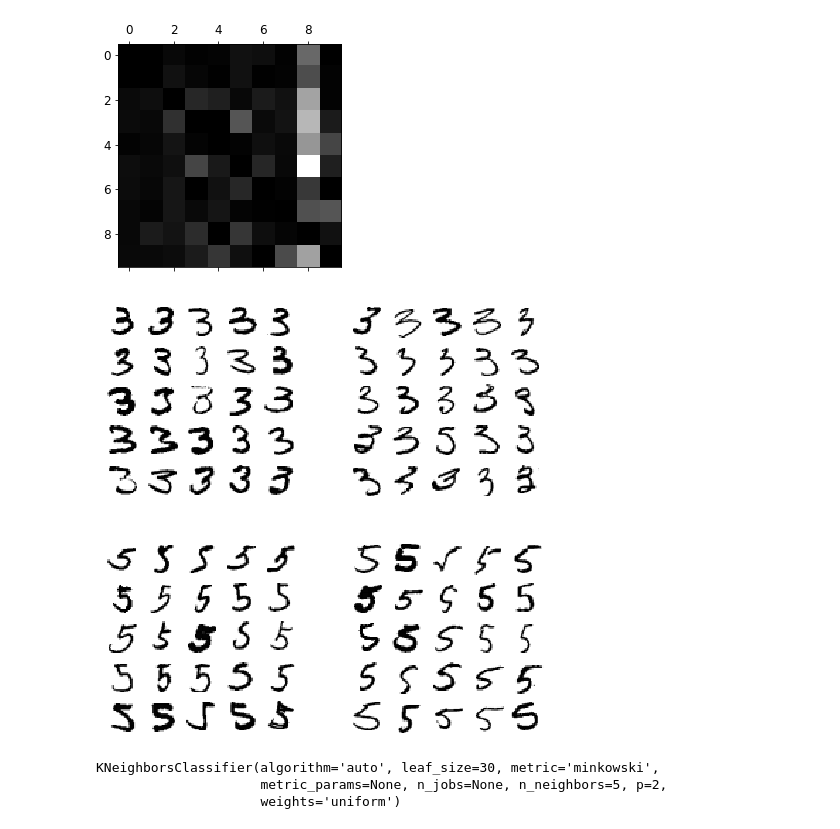
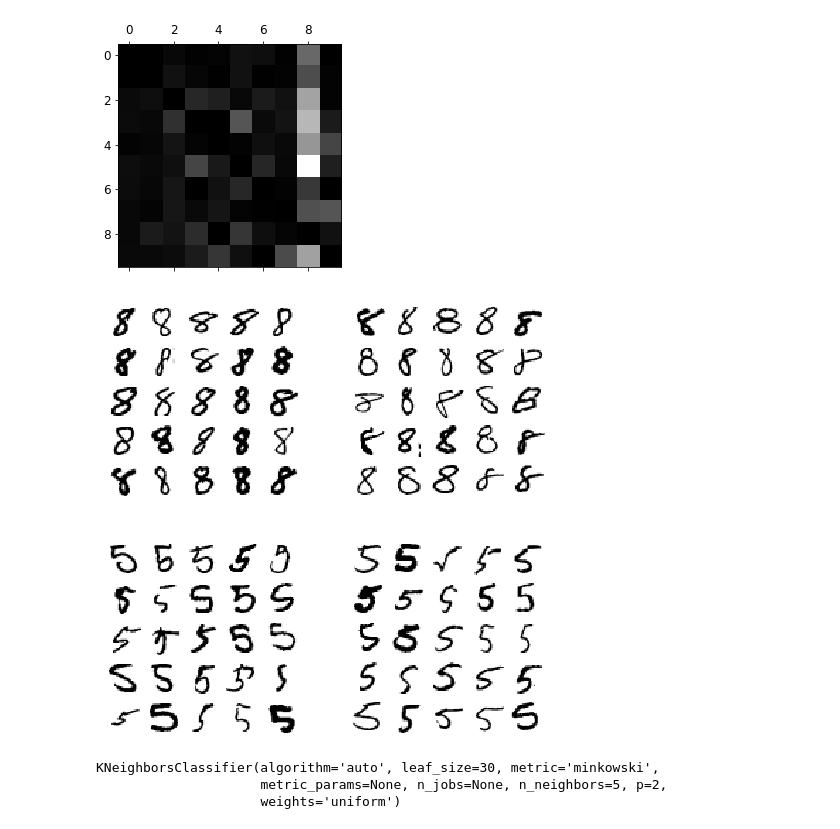
Before and after one commit to hwan1113/Jupyter_DataScience, a Jupyter notebook: Machine-learning/03_classification.ipynb, the cells around one changed output. Cells and saved outputs as stored; diff of their text form; code cells hidden in the pictures.

```diff
--- a/Machine-learning/03_classification.ipynb
+++ b/Machine-learning/03_classification.ipynb
@@ -481,7 +500,7 @@ cross_val_score(sgd_clf, X_train_scaled, y_train, cv=3, scoring="accuracy")
 # %% [output]
 array([0.90425, 0.9031 , 0.8903 ])
 # %%
-y_train_pred = cross_val_predict(sgd_clf, X_train_scaled, y_train, cv=3)
+y_train_pred = cross_val_predict(sgd_clf, X_train_scaled, y_train, cv=3, n_jobs=-1)
 conf_mx = confusion_matrix(y_train, y_train_pred)
 conf_mx
 # %% [output]
@@ -502,21 +531,21 @@ plt.show()
 # %% [output]
 [figure]
 # %%
-cl_a, cl_b = 3, 5
+cl_a, cl_b = 8, 5
 X_aa = X_train[(y_train == cl_a) & (y_train_pred == cl_a)]
 # actual 3 and predicted 5 --> how many 5 gets confused into 3?
 X_ab = X_train[(y_train == cl_a) & (y_train_pred == cl_b)]
 X_ba = X_train[(y_train == cl_b) & (y_train_pred == cl_a)]
 X_bb = X_train[(y_train == cl_b) & (y_train_pred == cl_b)]
 
 plt.figure(figsize=(8,8))
 plt.subplot(221); plot_digits(X_aa[:25], images_per_row=5)
 plt.subplot(222); plot_digits(X_ab[:25], images_per_row=5)
 plt.subplot(223); plot_digits(X_ba[:25], images_per_row=5)
 plt.subplot(224); plot_digits(X_bb[:25], images_per_row=5)
 plt.show()
 # %% [output]
-[figure, old version]
+[figure, new version]
 # %%
 # Multilabel classification
 from sklearn.neighbors import KNeighborsClassifier
```
Also changed, not shown: parts of 21 cells of this notebook, 6 other files.
